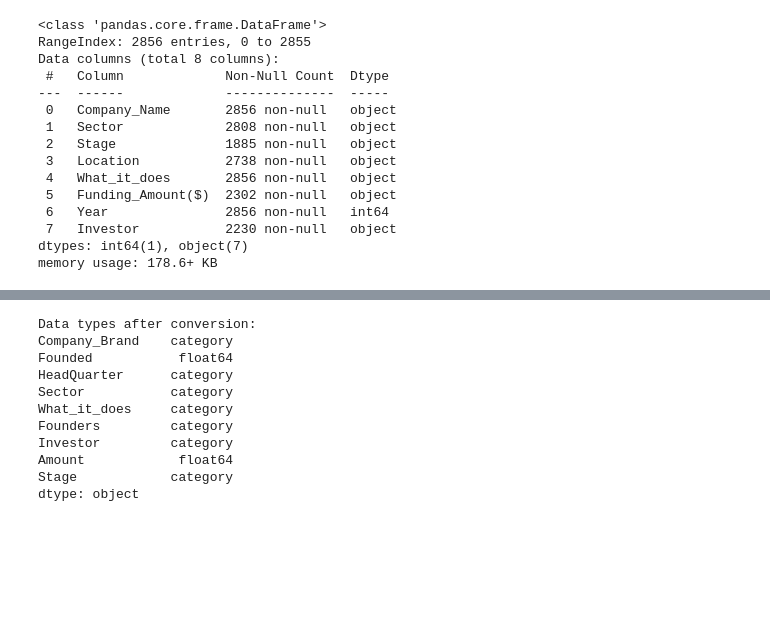
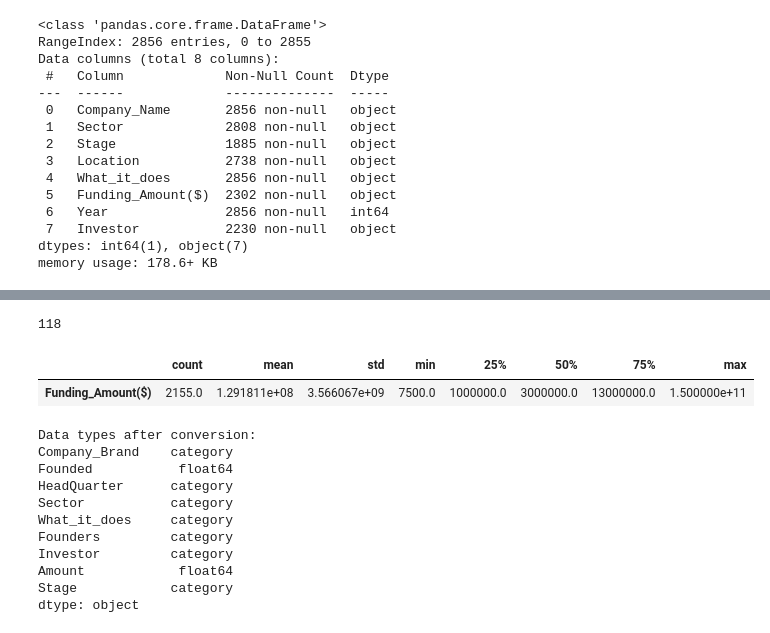
Before and after one commit to BamBamOguns/CA_First_Project_LP1, a Jupyter notebook: Notebooks/main.ipynb, the cells around one changed output, grey strips where cells are left out. Cells and saved outputs as stored; diff of their text form; code cells hidden in the pictures; blank space fills up the shorter version.

```diff
--- a/Notebooks/main.ipynb
+++ b/Notebooks/main.ipynb
@@ -1982,0 +2257,4 @@ merged_data[merged_data.duplicated(keep = False)]
+# %%
+# Fill null values in the 'Investor' column with 'Undisclosed'. These companies may have purposefully left this column unfilled.
+# Filling with a Modal value will definitely not give a true picture of my analysis
+merged_data['Investor'].fillna('Undisclosed', inplace = True)
@@ -1983,3 +2277,21 @@ merged_data[merged_data.duplicated(keep = False)]
+# %%
+# Check for null values in 'Location' column
+merged_data['Location'].isna().sum()
+# %% [output]
+118
+# %%
+# Finding the Mode of the 'Location' column
+mode_value1 = merged_data['Location'].mode()[0]
+mode_value1
+
+# Replace Null Values in 'Location' column with the Mode
+merged_data['Location'].fillna(mode_value1, inplace = True)
+# %%
+# Statistical values of the Merged Dataset
+merged_data.describe().T
+# %% [output]
+|  | count | mean | std | min | 25% | 50% | 75% | max |
+| Funding_Amount($) | 2155.0 | 1.291811e+08 | 3.566067e+09 | 7500.0 | 1000000.0 | 3000000.0 | 13000000.0 | 1.500000e+11 |
 # %%
 # Changing some fields in 'object Dtype' to 'category Dtype'
 data_2021['Company_Brand'] = data_2021['Company_Brand'].astype('category')
```
Also changed, not shown: parts of 22 cells of this notebook.
